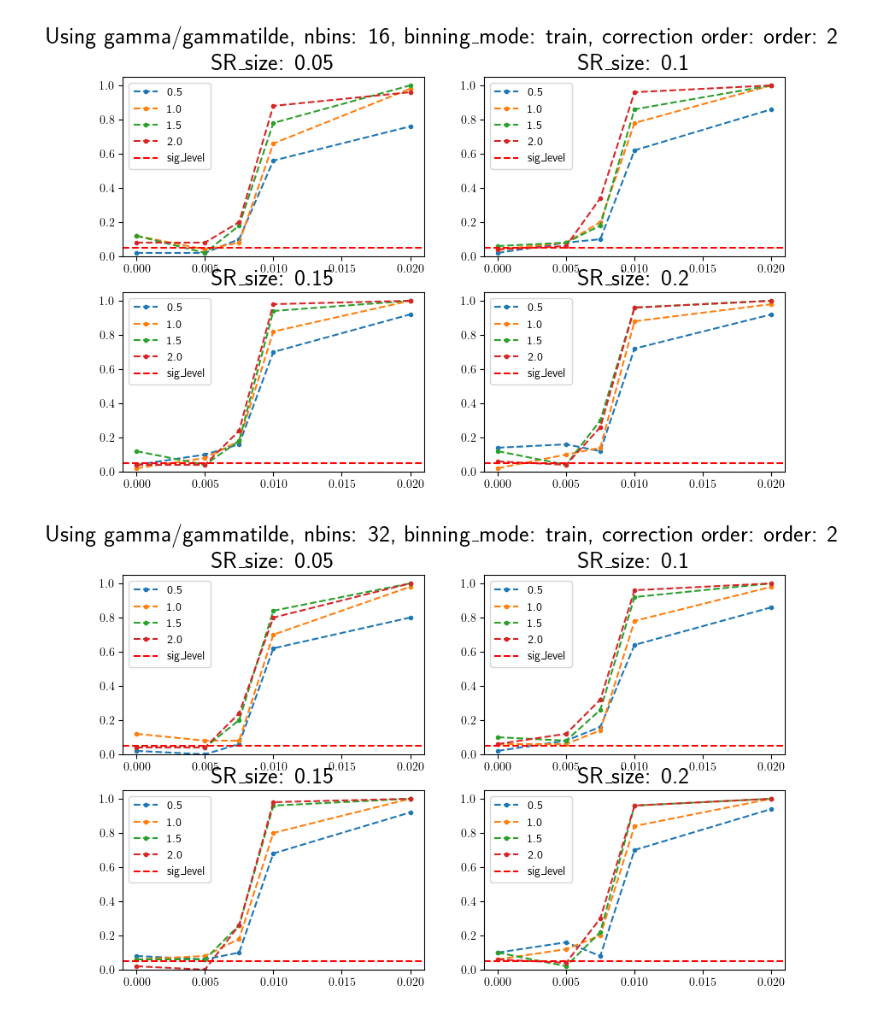
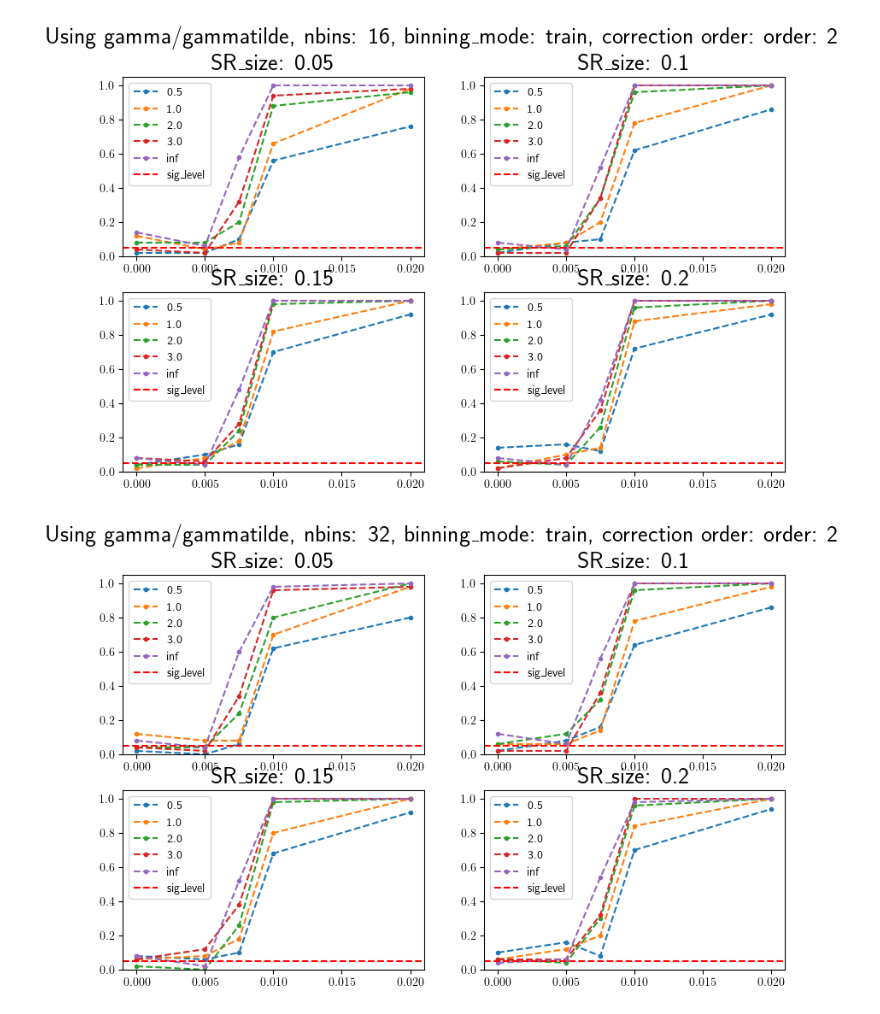
Before and after one commit to soheunyi/SRFinder, a Jupyter notebook: soheun/notebooks/250309_noise_scales.ipynb, the cells around one changed output. Cells and saved outputs as stored; diff of their text form; code cells hidden in the pictures.

```diff
--- a/soheun/notebooks/250309_noise_scales.ipynb
+++ b/soheun/notebooks/250309_noise_scales.ipynb
@@ -79,3 +79,6 @@ for hp in hparams:
     seed = hp["dataset"]["seed"]
     SR_size = hp["signal_region"]["4b_in_SR"]
     existing.append((ns, sr, seed, SR_size))
+# %%
+metadata = TrainingInfo.load_cached_metadata()
+hashes, hparams = TrainingInfo.find({"experiment_name": "CR_fvt_training_ensemble_max_fvt"}, return_hparams=True)
@@ -105,7 +112,11 @@ for hash in pull_dict:
     signal_ratio = hparams["dataset"]["signal_ratio"]
     SR_size = hparams["signal_region"]["4b_in_SR"]
     sr_stats_hash = hparams["signal_region"]["SR_stats_hashes"][0]
-    noise_scale = metadata[sr_stats_hash]["smearing"]["noise_scale"]
+    sr_stats_type = hparams["signal_region"]["stats_type"]
+    if sr_stats_type == "fvt":
+        noise_scale = np.inf
+    else:
+        noise_scale = metadata[sr_stats_hash]["smearing"]["noise_scale"]
 
     for v in pull_dict[hash]:
         binning_mode = v["binning_mode"]
@@ -136,22 +147,23 @@ for hash in pull_dict:
         v["pull_signal"] = hist_signal / np.sqrt(var_o0)
         v["pull_bg4b"] = (hist_bg4b - hist_3b_rw) / np.sqrt(var_o0)
 # %%
-nbins_list = [8, 16, 32]
+nbins_list = [16, 32, 64]
 pull_dict_as_list = []
 for d in pull_dict.values():
     pull_dict_as_list.extend(d)
 # %%
-for SR_size in [0.05, 0.1, 0.2]:
-    for signal_ratio in [0.0, 0.01]:
+for SR_size in [0.1, 0.2]:
+    for signal_ratio in [0.0, 0.005, 0.0075]:
         for binning_mode in ["train"]:
-            for noise_scale in [0.5, 1.0, 1.5, 2.0]:
+            for noise_scale in [1.0, np.inf]:
                 fig, ax = plt.subplots(2, len(nbins_list), figsize=(len(nbins_list) * 4, 5))
                 fig.suptitle(f"Using gamma/gammatilde, SR_size: {SR_size}, signal_ratio: {signal_ratio}, binning_mode: {binning_mode}, noise_scale: {noise_scale}")
                 fig.supxlabel("bin index (w.r.t. gamma/gammatilde)")
                 fig.supylabel("pull")
                 tmp_dicts_target = [d for d in pull_dict_as_list if d["SR_size"] == SR_size
                             and d["signal_ratio"] == signal_ratio
-                            and d["binning_mode"] == binning_mode]
+                            and d["binning_mode"] == binning_mode
+                            and d["noise_scale"] == noise_scale]
 
                 for nbins, ax_idx in zip(nbins_list, range(len(nbins_list))):
                     tmp_dicts = [d for d in tmp_dicts_target if d["nbins"] == nbins]
@@ -221,38 +246,38 @@ pull_df["rejected_o2"] = pull_df["mean_pull_o2"] > pull_df["rej_o2"]
 pull_df_summary = pull_df.groupby(["SR_size", "signal_ratio", "nbins", "binning_mode", "noise_scale"]).mean().reset_index()
 
 
-for nbins in [16, 32, 64]:
+for nbins in [16, 32, 64, 128]:
     for binning_mode in ["train"]:
         # for noise_scale in [0.5, 1.0, 1.5, 2.0]:
         for correction_order, label in [
             # ("rejected_o0", "order: 0"),
             #                     ("rejected_o1", "order: 1"),
                                 ("rejected_o2", "order: 2")
                                 ]:
             fig, ax = plt.subplots(2, 2, figsize=(10, 6))
             fig.suptitle(f"Using gamma/gammatilde, nbins: {nbins}, binning_mode: {binning_mode}, correction order: {label}")
             colors = plt.get_cmap("tab10").colors
             for ax_idx, SR_size in enumerate([0.05, 0.1, 0.15, 0.2]):
                 current_ax = ax[ax_idx // 2, ax_idx % 2]
                 current_ax.set_title(f"SR_size: {SR_size}")
 
-                for i, noise_scale in enumerate([0.5, 1.0, 1.5, 2.0]):
+                for i, noise_scale in enumerate([0.5, 1.0, 2.0, 3.0, np.inf]):
                     pull_df_nbins = pull_df_summary[(pull_df_summary["SR_size"] == SR_size)
                                                     & (pull_df_summary["nbins"] == nbins)
                                                     & (pull_df_summary["binning_mode"] == binning_mode)
                                                     & (pull_df_summary["noise_scale"] == noise_scale)
                                                     ]
                     current_ax.plot(pull_df_nbins["signal_ratio"],
                                 pull_df_nbins[correction_order],
                                 label=noise_scale,
                                 color=colors[i],
                                 linestyle="--",
                                 marker="o")
                     i += 1
                 current_ax.axhline(y=sig_level, color="red", linestyle="--", label="sig_level")
                 current_ax.set_ylim(0, 1.05)
                 current_ax.legend()
             plt.show()
 # %% [output]
-[figure, old version]
+[figure, new version]
-[figure, old version]
+[figure, new version]
```
Also changed, not shown: parts of 4 cells of this notebook, 8 other files.
